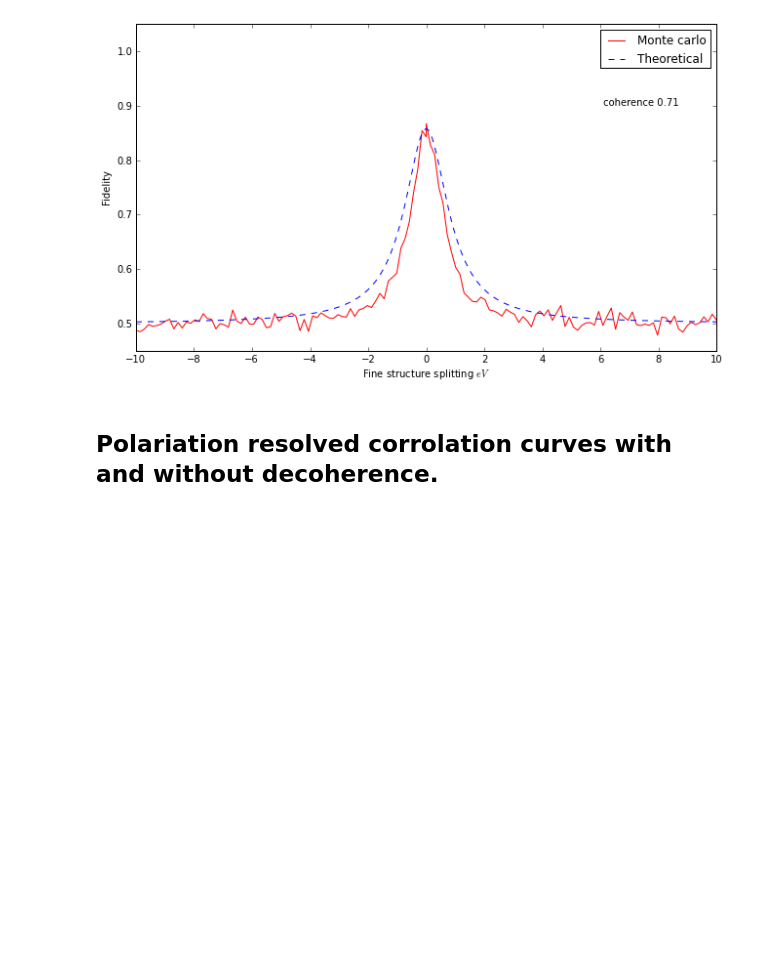
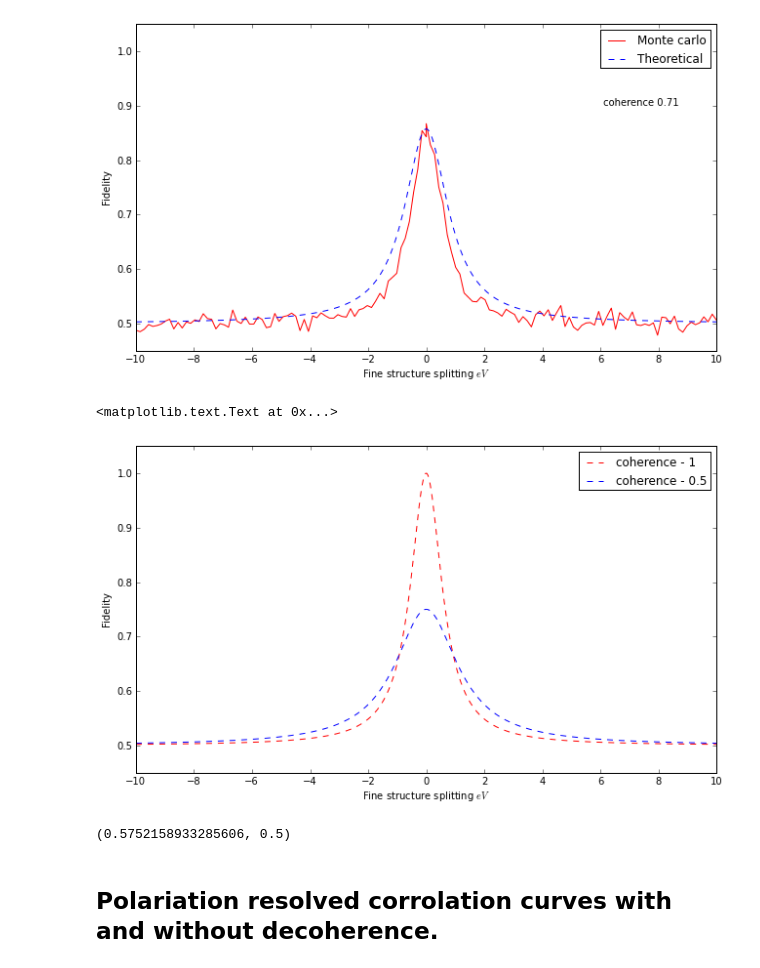
Before and after one commit to eoinmurray/icarus, a Jupyter notebook: Fidelity verus Fine structure splitting.ipynb, the cells around one changed output. Cells and saved outputs as stored; diff of their text form; code cells hidden in the pictures; blank space fills up the shorter version.

```diff
--- a/Fidelity verus Fine structure splitting.ipynb
+++ b/Fidelity verus Fine structure splitting.ipynb
@@ -52,18 +52,24 @@ plt.xlabel('Fine structure splitting $eV$') ; plt.ylabel('Fidelity')
 <matplotlib.text.Text at 0x...>
 [figure]
 # %%
-qd.crosstau = 2.5
-fss = np.linspace(-10, 10, 500)*1e-6
+qd.crosstau = 0
 fidelities1 = [qd.ideal_fidelity_lorentzian(f)[0] for f in fss]
-qd.crosstau = 0
+qd.crosstau = 1.
 fidelities2 = [qd.ideal_fidelity_lorentzian(f)[0] for f in fss]
 
 plt.figure(figsize = (16./1.5,9./1.5))
-plt.plot(numerical_data_with_dec[:,0], numerical_data_with_dec[:,1], 'r-', fss/1e-6, fidelities, 'b--')
-plt.legend(['Monte carlo', 'Theoretical'])
+plt.plot(fss/1e-6, fidelities1, 'r--', fss/1e-6, fidelities2, 'b--')
+plt.legend(['coherence - 1', 'coherence - ' + np.array(qd.ideal_fidelity_lorentzian(f)[1]).astype('|S3').tostring()])
 plt.xlim([-10, 10]) ; plt.ylim([0.45, 1.05])
 plt.xticks(np.linspace(-10, 10, 11))
 plt.xlabel('Fine structure splitting $eV$') ; plt.ylabel('Fidelity')
+# %% [output]
+<matplotlib.text.Text at 0x...>
+[figure, added]
+# %%
+qd.ideal_fidelity_lorentzian(2.e-6)
+# %% [output]
+(0.5752158933285606, 0.5)
 # %% [markdown]
 ## Polariation resolved corrolation curves with and without decoherence.
 # %%
```
Also changed, not shown: parts of 2 cells of this notebook.
